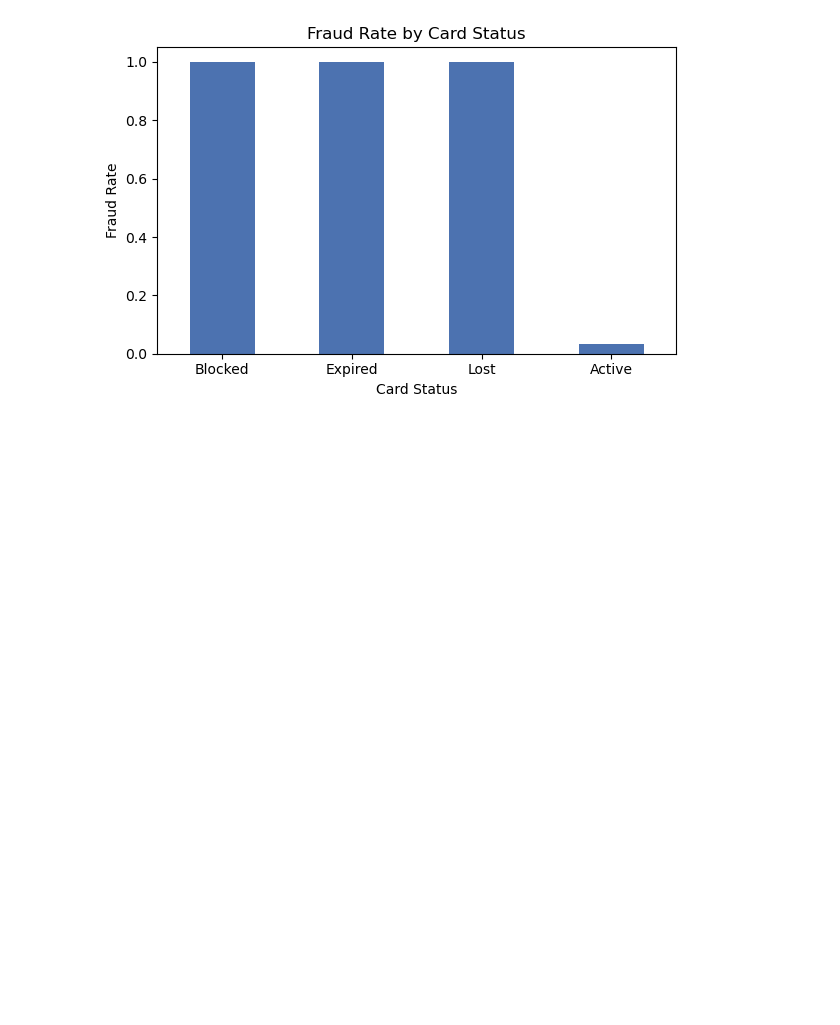
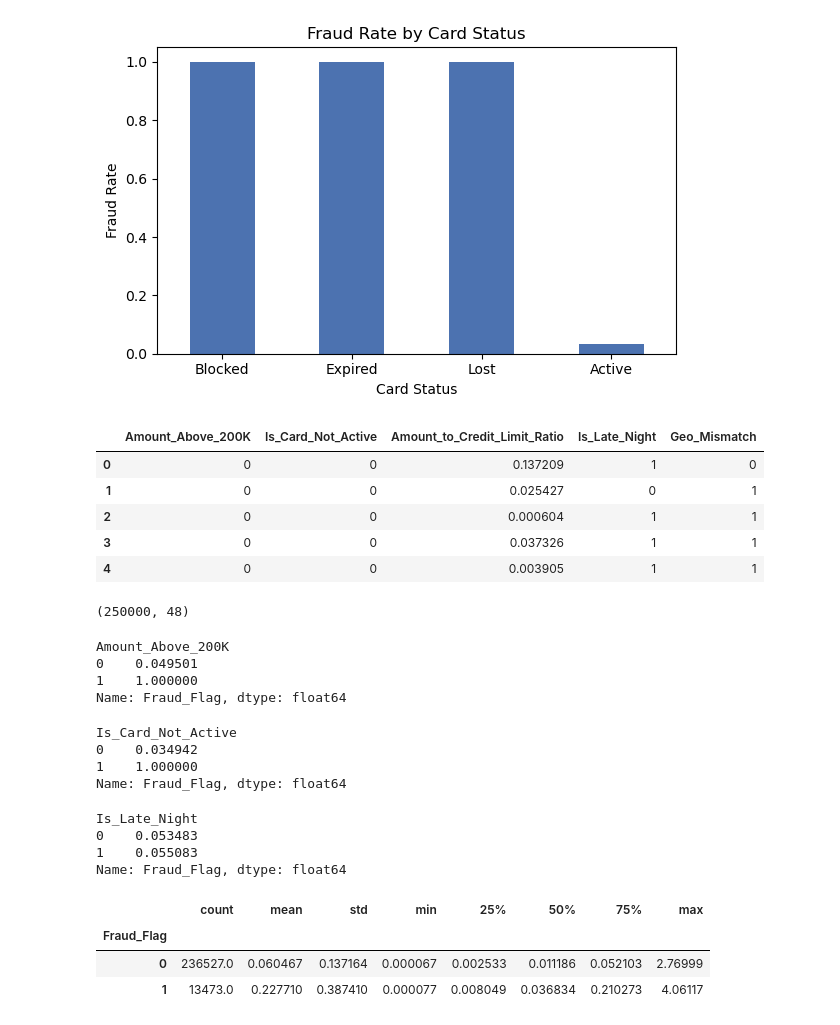
Before and after one commit to Kanjerih/Indian-Financial-Fraud, a Jupyter notebook: Indian-Financial-Fraud.ipynb, the cells around one changed output. Drawn from its saved outputs; the diff is of its cells as text; code cells hidden in the pictures; blank space fills up the shorter version.

```diff
--- a/Indian-Financial-Fraud.ipynb
+++ b/Indian-Financial-Fraud.ipynb
@@ -490,3 +490,61 @@ plt.tight_layout()
 plt.show()
 # %% [output]
 [figure]
+# %%
+# 1. Amount_Above_200K — flags transactions above the ₹200K non-fraud ceiling
+transactions_df['Amount_Above_200K'] = np.where(transactions_df['Transaction_Amount'] > 200000, 1, 0)
+
+# 2. Is_Card_Not_Active — flags any card status other than 'Active'
+transactions_df['Is_Card_Not_Active'] = np.where(transactions_df['Card_Status'] != 'Active', 1, 0)
+
+# 3. Amount_to_Credit_Limit_Ratio — how much of the credit limit this transaction uses
+transactions_df['Amount_to_Credit_Limit_Ratio'] = transactions_df['Transaction_Amount'] / transactions_df['Credit_Limit']
+
+# 4. Is_Late_Night — flags transactions between midnight and 5am (inclusive)
+transactions_df['Is_Late_Night'] = np.where(transactions_df['Transaction_Hour'].between(0, 5), 1, 0)
+
+# 5. Geo_Mismatch — carry forward from earlier (built on active_df, now applied to full transactions_df)
+transactions_df['Geo_Mismatch'] = np.where(transactions_df['Customer_State'] != transactions_df['Merchant_State'], 1, 0)
+
+# Income_Data_Issue already exists in transactions_df from earlier cleaning step — no need to recreate
+# %%
+transactions_df[['Amount_Above_200K','Is_Card_Not_Active','Amount_to_Credit_Limit_Ratio','Is_Late_Night','Geo_Mismatch']].head()
+# %% [output]
+|  | Amount_Above_200K | Is_Card_Not_Active | Amount_to_Credit_Limit_Ratio | Is_Late_Night | Geo_Mismatch |
+| 0 | 0 | 0 | 0.137209 | 1 | 0 |
+| 1 | 0 | 0 | 0.025427 | 0 | 1 |
+| 2 | 0 | 0 | 0.000604 | 1 | 1 |
+| 3 | 0 | 0 | 0.037326 | 1 | 1 |
+| 4 | 0 | 0 | 0.003905 | 1 | 1 |
+# %%
+transactions_df.shape
+# %% [output]
+(250000, 48)
+# %%
+transactions_df.groupby('Amount_Above_200K')['Fraud_Flag'].mean()
+# %% [output]
+Amount_Above_200K
+0    0.049501
+1    1.000000
+Name: Fraud_Flag, dtype: float64
+# %%
+transactions_df.groupby('Is_Card_Not_Active')['Fraud_Flag'].mean()
+# %% [output]
+Is_Card_Not_Active
+0    0.034942
+1    1.000000
+Name: Fraud_Flag, dtype: float64
+# %%
+transactions_df.groupby('Is_Late_Night')['Fraud_Flag'].mean()
+# %% [output]
+Is_Late_Night
+0    0.053483
+1    0.055083
+Name: Fraud_Flag, dtype: float64
+# %%
+transactions_df.groupby('Fraud_Flag')['Amount_to_Credit_Limit_Ratio'].describe()
+# %% [output]
+|  | count | mean | std | min | 25% | 50% | 75% | max |
+| Fraud_Flag |  |  |  |  |  |  |  |  |
+| 0 | 236527.0 | 0.060467 | 0.137164 | 0.000067 | 0.002533 | 0.011186 | 0.052103 | 2.76999 |
+| 1 | 13473.0 | 0.227710 | 0.387410 | 0.000077 | 0.008049 | 0.036834 | 0.210273 | 4.06117 |
```
